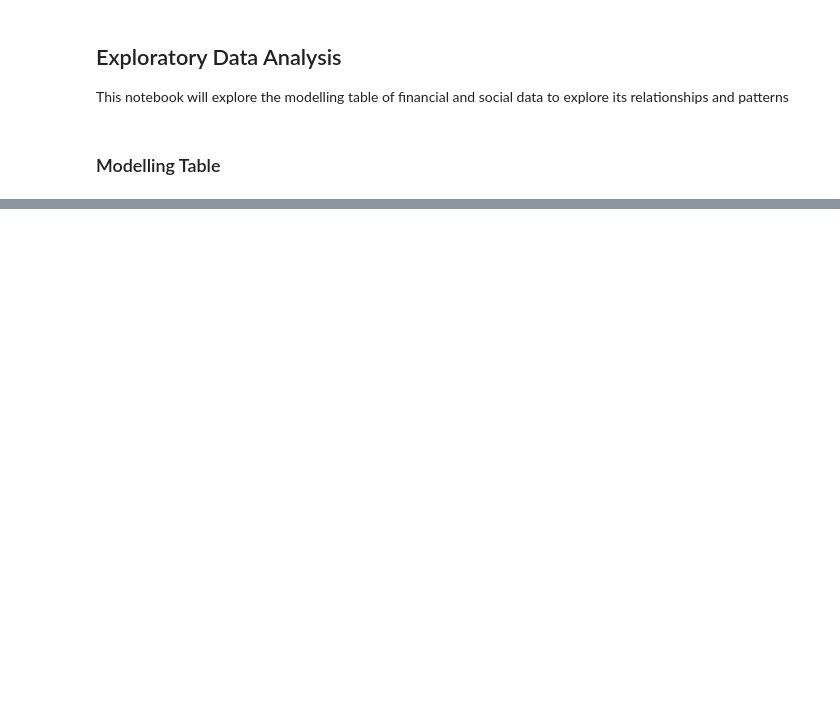
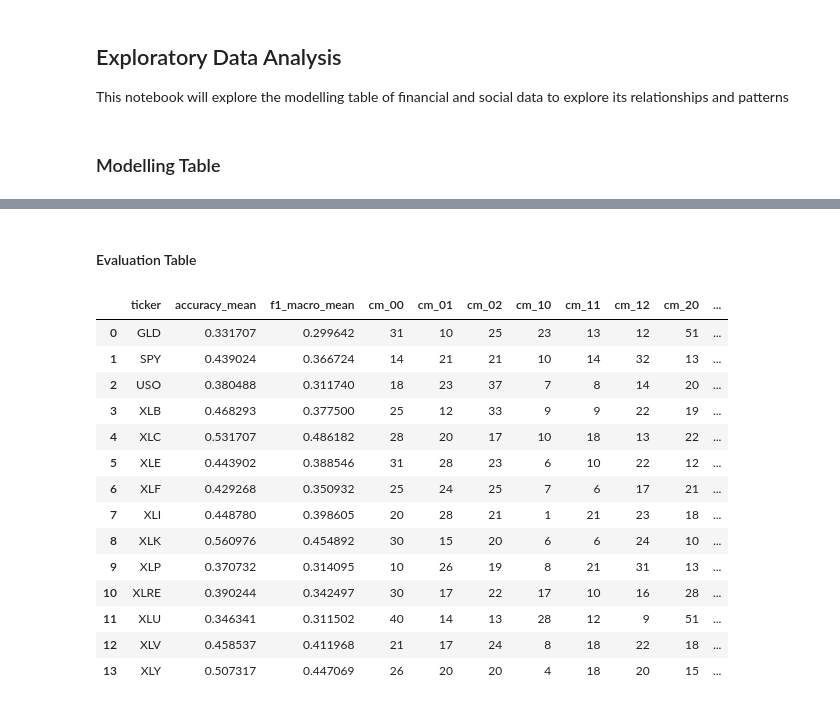
Before and after one commit to JakeCallcut/market-sector-sentiment-model, a Jupyter notebook: notebooks/EDA.ipynb, the cells around one changed output, grey strips where cells are left out. Drawn from its saved outputs; the diff is of its cells as text; code cells hidden in the pictures; blank space fills up the shorter version.

```diff
--- a/notebooks/EDA.ipynb
+++ b/notebooks/EDA.ipynb
@@ -45,0 +35,20 @@ df["mean_fb_score"].plot(kind="barh", title="Mean Sentiment Score over time", ax
+# %% [markdown]
+#### Evaluation Table
+# %%
+display(mnlg_df)
+# %% [output]
+|  | ticker | accuracy_mean | f1_macro_mean | cm_00 | cm_01 | cm_02 | cm_10 | cm_11 | cm_12 | cm_20 | ... |
+| 0 | GLD | 0.331707 | 0.299642 | 31 | 10 | 25 | 23 | 13 | 12 | 51 | ... |
+| 1 | SPY | 0.439024 | 0.366724 | 14 | 21 | 21 | 10 | 14 | 32 | 13 | ... |
+| 2 | USO | 0.380488 | 0.311740 | 18 | 23 | 37 | 7 | 8 | 14 | 20 | ... |
+| 3 | XLB | 0.468293 | 0.377500 | 25 | 12 | 33 | 9 | 9 | 22 | 19 | ... |
+| 4 | XLC | 0.531707 | 0.486182 | 28 | 20 | 17 | 10 | 18 | 13 | 22 | ... |
+| 5 | XLE | 0.443902 | 0.388546 | 31 | 28 | 23 | 6 | 10 | 22 | 12 | ... |
+| 6 | XLF | 0.429268 | 0.350932 | 25 | 24 | 25 | 7 | 6 | 17 | 21 | ... |
+| 7 | XLI | 0.448780 | 0.398605 | 20 | 28 | 21 | 1 | 21 | 23 | 18 | ... |
+| 8 | XLK | 0.560976 | 0.454892 | 30 | 15 | 20 | 6 | 6 | 24 | 10 | ... |
+| 9 | XLP | 0.370732 | 0.314095 | 10 | 26 | 19 | 8 | 21 | 31 | 13 | ... |
+| 10 | XLRE | 0.390244 | 0.342497 | 30 | 17 | 22 | 17 | 10 | 16 | 28 | ... |
+| 11 | XLU | 0.346341 | 0.311502 | 40 | 14 | 13 | 28 | 12 | 9 | 51 | ... |
+| 12 | XLV | 0.458537 | 0.411968 | 21 | 17 | 24 | 8 | 18 | 22 | 18 | ... |
+| 13 | XLY | 0.507317 | 0.447069 | 26 | 20 | 20 | 4 | 18 | 20 | 15 | ... |
```
Also changed, not shown: parts of 11 cells of this notebook, 2 other files.
